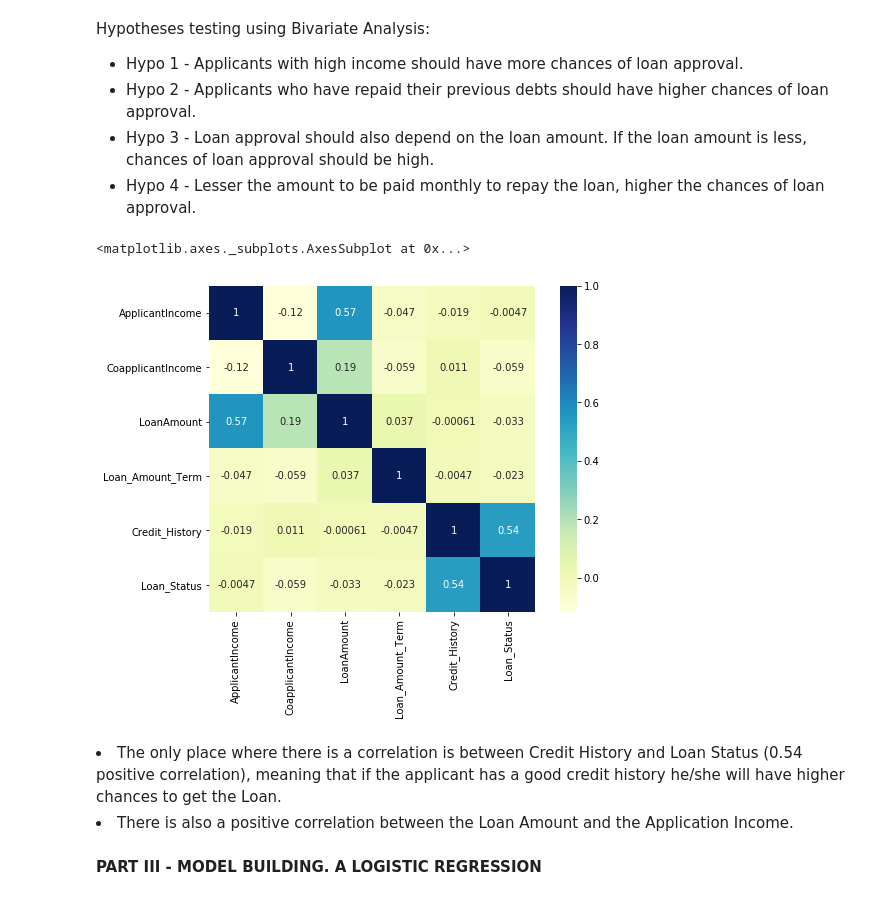
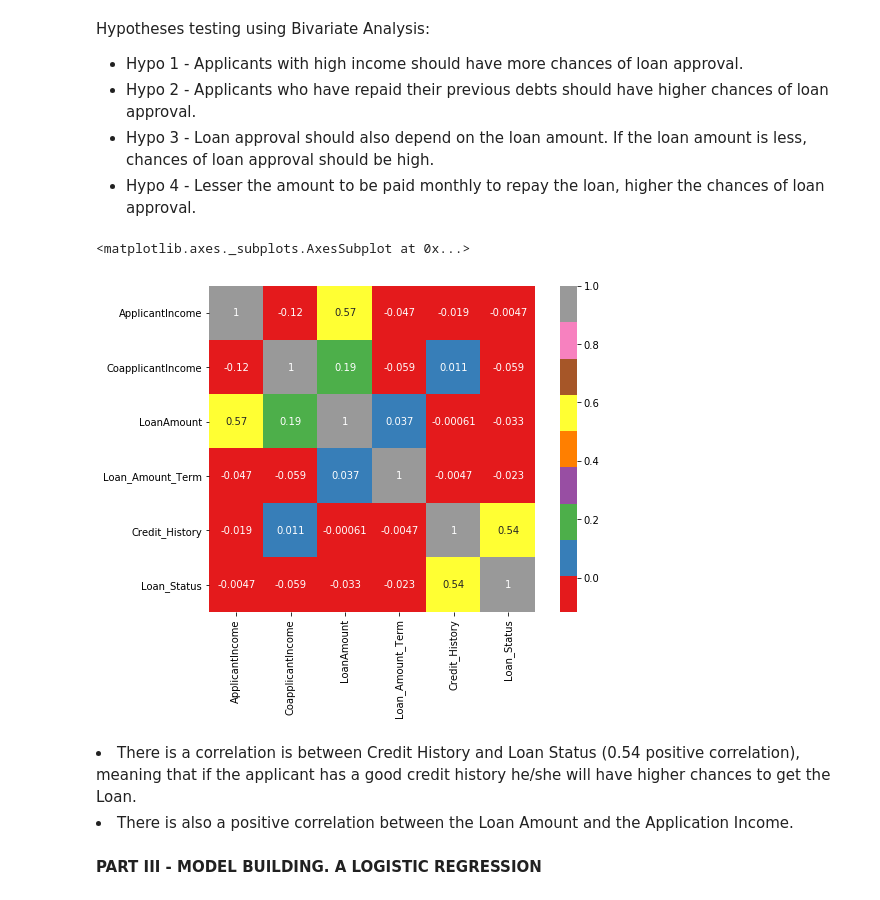
Before and after one commit to mamirandamorante/loanprediction, a Jupyter notebook: Loan Prediction Problem.ipynb, the cells around one changed output. Cells and saved outputs as stored; diff of their text form; code cells hidden in the pictures.

```diff
--- a/Loan Prediction Problem.ipynb
+++ b/Loan Prediction Problem.ipynb
@@ -100,15 +120,15 @@ Hypotheses testing using Bivariate Analysis:
 # %%
 #Replace Loan_Amount (Y/N) values to (1/0)
 df_train['Loan_Status'].replace('Y',1,inplace=True)
 df_train['Loan_Status'].replace('N',0,inplace=True)
 matrix = df_train.corr()
 f, ax = plt.subplots(figsize=(9, 6))
-sns.heatmap(matrix, square=True,annot=True, cmap="YlGnBu")
+sns.heatmap(matrix, square=True,annot=True, cmap="Set1")
 # %% [output]
 <matplotlib.axes._subplots.AxesSubplot at 0x...>
-[figure, old version]
+[figure, new version]
 # %% [markdown]
-<li>The only place where there is a correlation is between Credit History and Loan Status (0.54 positive correlation), meaning that if the applicant has a good credit history he/she will have higher chances to get the Loan.</li>
+<li>There is a correlation is between Credit History and Loan Status (0.54 positive correlation), meaning that if the applicant has a good credit history he/she will have higher chances to get the Loan.</li>
 <li>There is also a positive correlation between the Loan Amount and the Application Income.</li>
 # %% [markdown]
 <b> PART III - MODEL BUILDING. A LOGISTIC REGRESSION</b>
```
Also changed, not shown: parts of 12 cells of this notebook.
